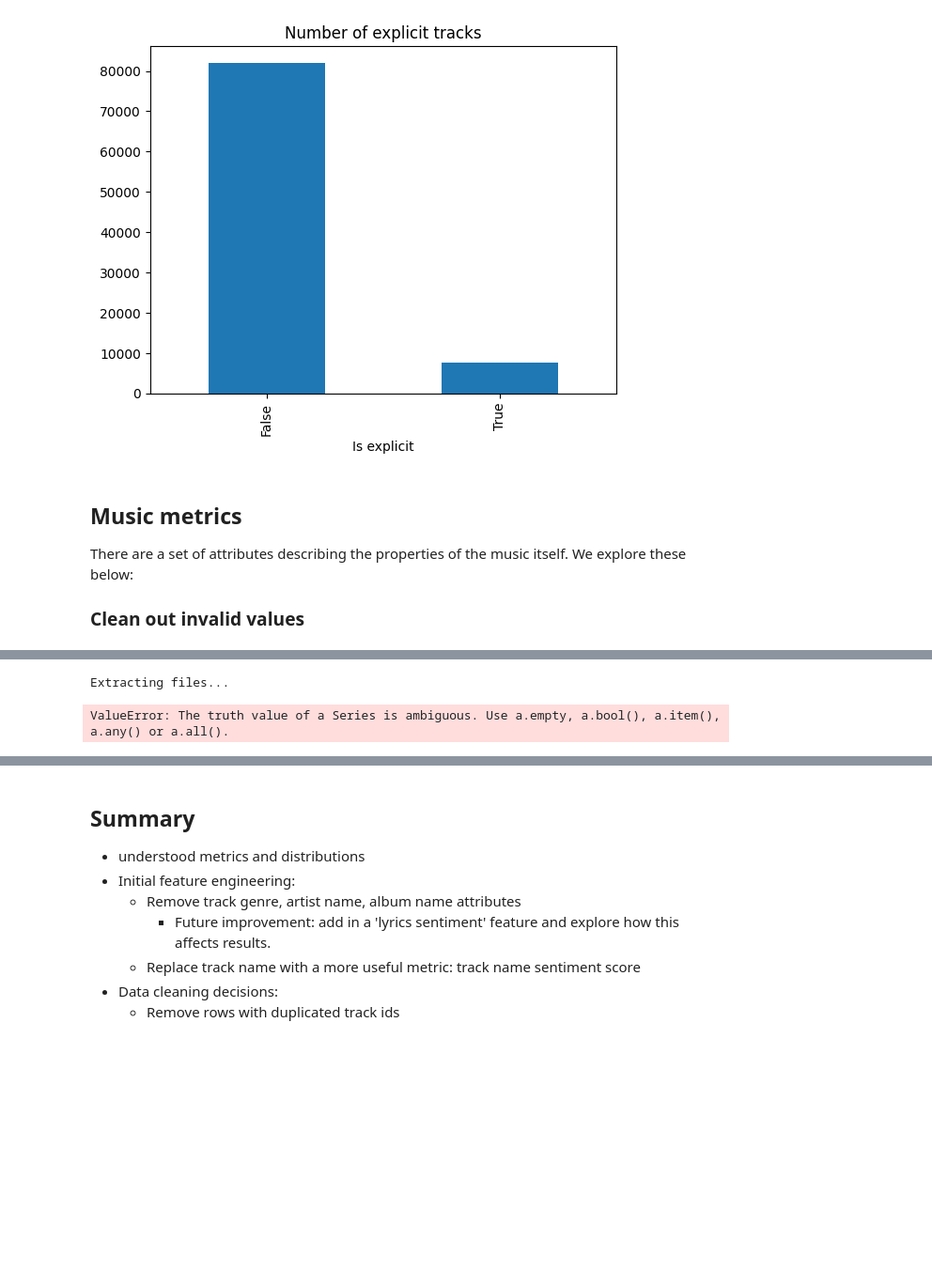
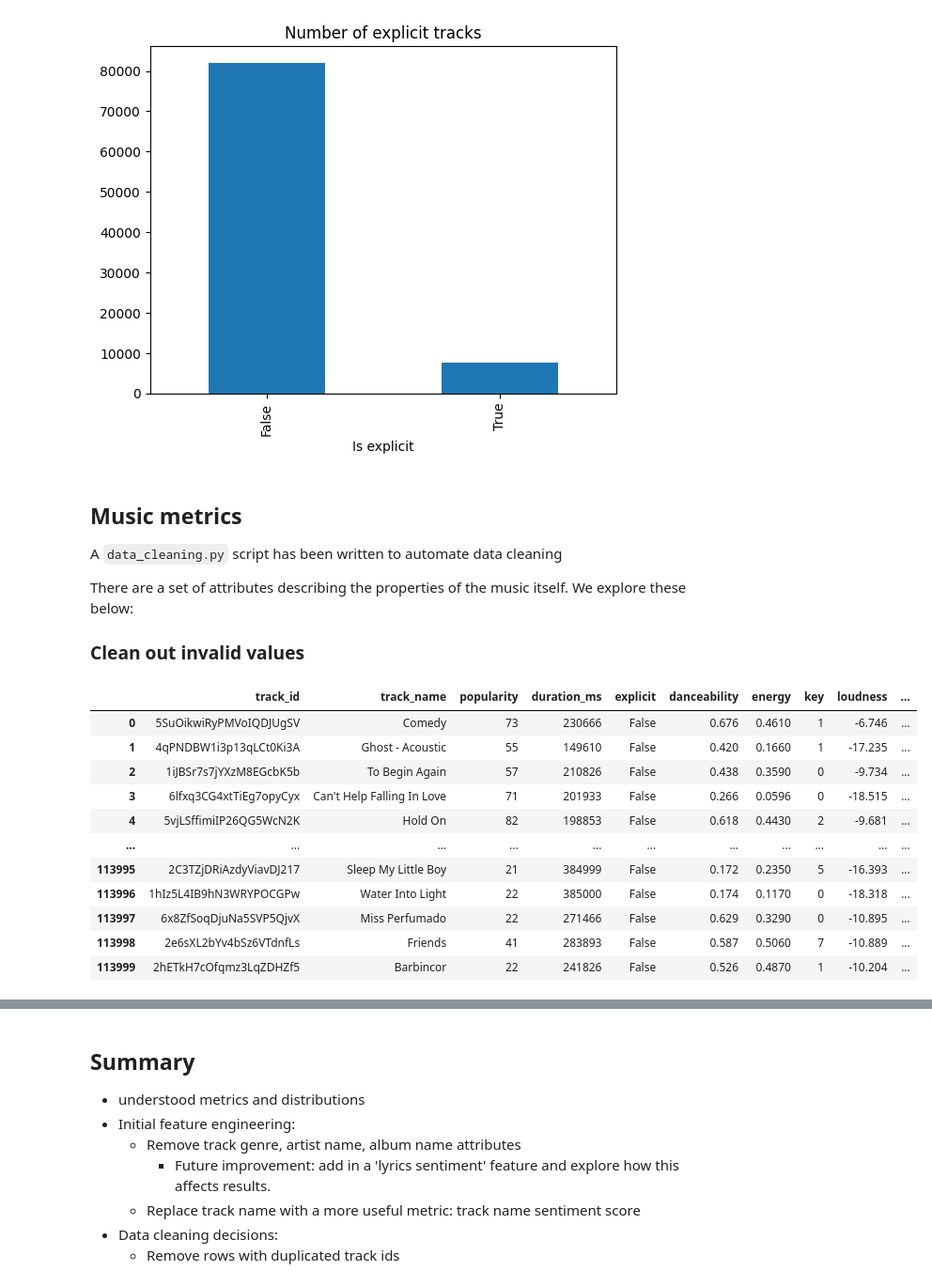
Before and after one commit to ayahusseini/spotify_success, a Jupyter notebook: pipeline/data_exploration.ipynb, the cells around one changed output, grey strips where cells are left out. Shown: that part at 94% size. Cells and saved outputs as stored; diff of their text form; code cells hidden in the pictures; blank space fills up the shorter version.

```diff
--- a/pipeline/data_exploration.ipynb
+++ b/pipeline/data_exploration.ipynb
@@ -380,13 +379,27 @@ plt.show()
 [figure]
 # %% [markdown]
 ## Music metrics
+
+A `data_cleaning.py` script has been written to automate data cleaning
 
 There are a set of attributes describing the properties of the music itself. We explore these below:
 
 ### Clean out invalid values
 # %%
 from data_cleaning import clean_data
-data = extract(SPOTIFY_DATASET, DOWNLOAD_PATH, True)
+data = pd.read_csv(DOWNLOAD_PATH, index_col = [0])
 data = clean_data(data)
 data
 # %% [output]
+|  | track_id | track_name | popularity | duration_ms | explicit | danceability | energy | key | loudness | ... |
+| 0 | 5SuOikwiRyPMVoIQDJUgSV | Comedy | 73 | 230666 | False | 0.676 | 0.4610 | 1 | -6.746 | ... |
+| 1 | 4qPNDBW1i3p13qLCt0Ki3A | Ghost - Acoustic | 55 | 149610 | False | 0.420 | 0.1660 | 1 | -17.235 | ... |
+| 2 | 1iJBSr7s7jYXzM8EGcbK5b | To Begin Again | 57 | 210826 | False | 0.438 | 0.3590 | 0 | -9.734 | ... |
+| 3 | 6lfxq3CG4xtTiEg7opyCyx | Can't Help Falling In Love | 71 | 201933 | False | 0.266 | 0.0596 | 0 | -18.515 | ... |
+| 4 | 5vjLSffimiIP26QG5WcN2K | Hold On | 82 | 198853 | False | 0.618 | 0.4430 | 2 | -9.681 | ... |
+| ... | ... | ... | ... | ... | ... | ... | ... | ... | ... | ... |
+| 113995 | 2C3TZjDRiAzdyViavDJ217 | Sleep My Little Boy | 21 | 384999 | False | 0.172 | 0.2350 | 5 | -16.393 | ... |
+| 113996 | 1hIz5L4IB9hN3WRYPOCGPw | Water Into Light | 22 | 385000 | False | 0.174 | 0.1170 | 0 | -18.318 | ... |
+| 113997 | 6x8ZfSoqDjuNa5SVP5QjvX | Miss Perfumado | 22 | 271466 | False | 0.629 | 0.3290 | 0 | -10.895 | ... |
+| 113998 | 2e6sXL2bYv4bSz6VTdnfLs | Friends | 41 | 283893 | False | 0.587 | 0.5060 | 7 | -10.889 | ... |
+| 113999 | 2hETkH7cOfqmz3LqZDHZf5 | Barbincor | 22 | 241826 | False | 0.526 | 0.4870 | 1 | -10.204 | ... |
@@ -394,2 +406,0 @@ Downloading from https://www.kaggle.com/api/v1/datasets/download/maharshipandya/
-Extracting files...
-ValueError: The truth value of a Series is ambiguous. Use a.empty, a.bool(), a.item(), a.any() or a.all().
```
Also changed, not shown: parts of 7 cells of this notebook, 1 other file.
